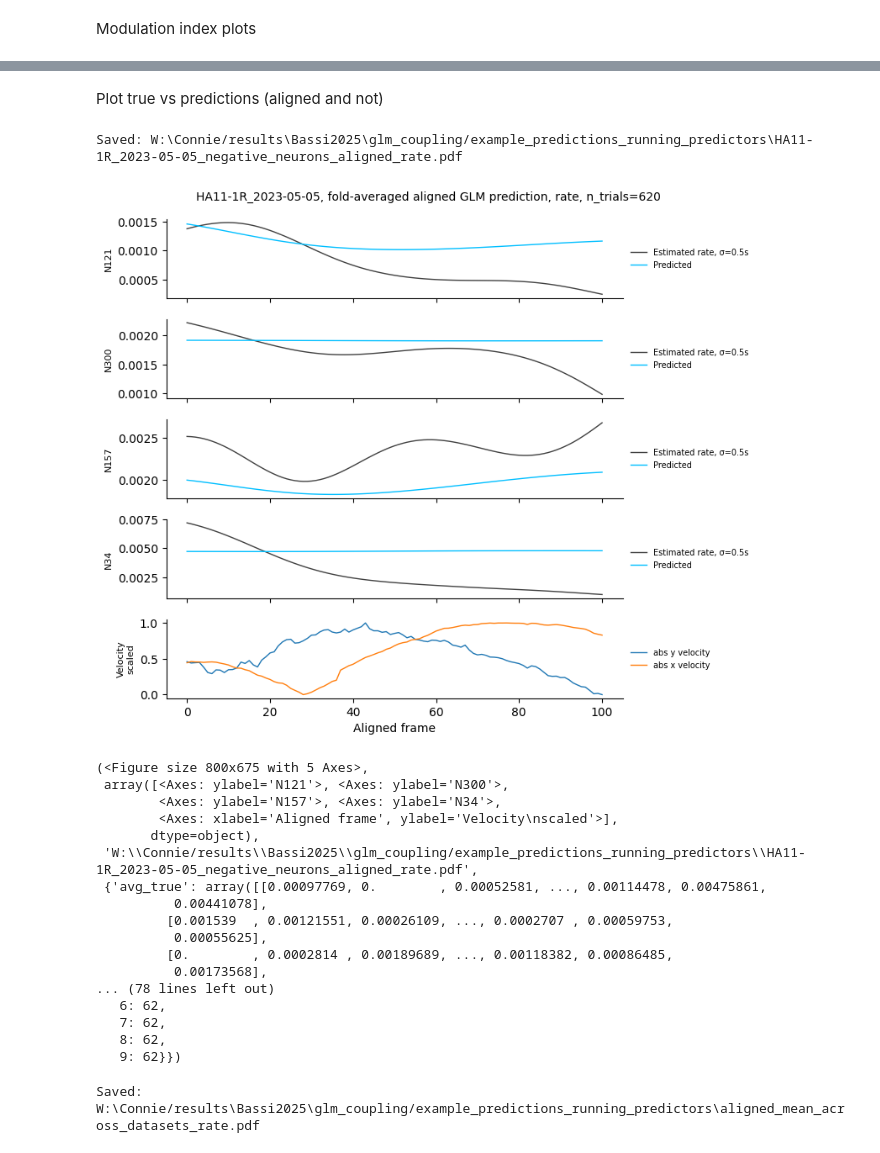
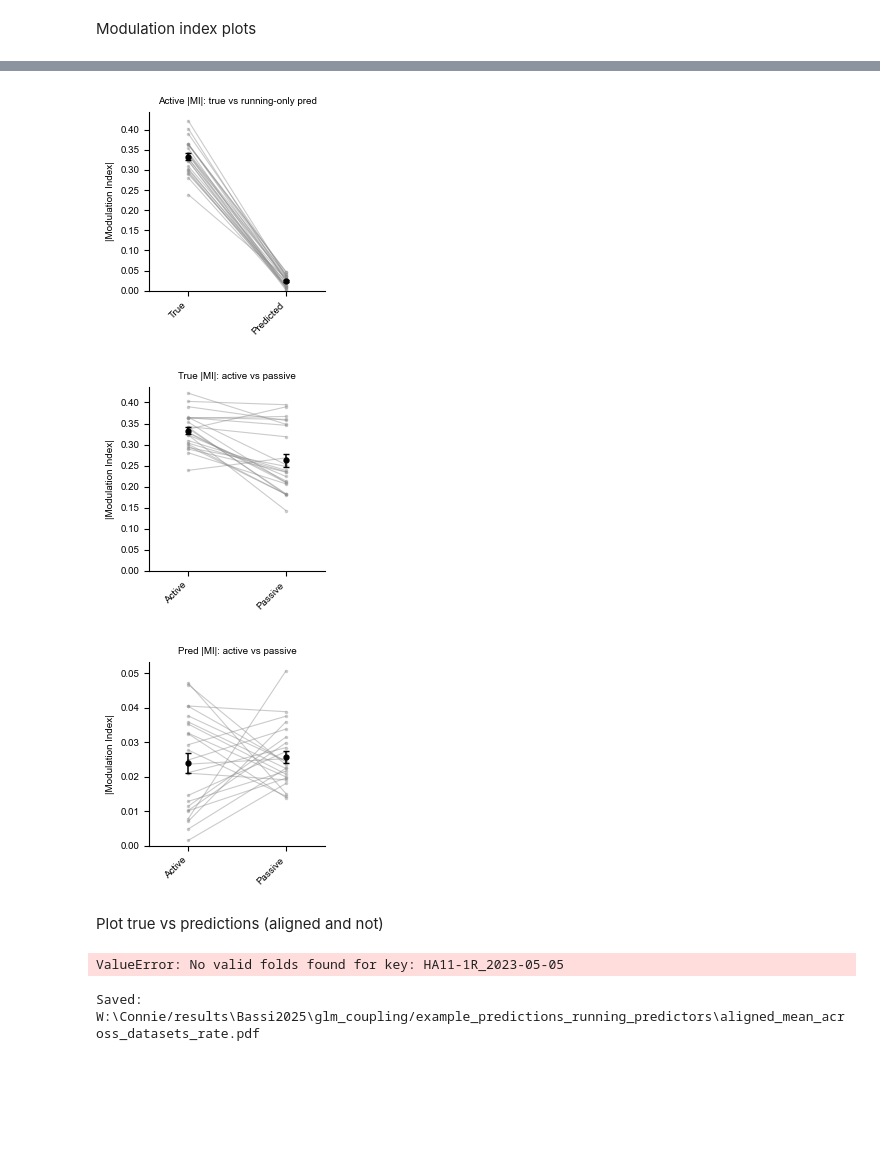
Before and after one commit to constanzabassi/GLM-analysis, a Jupyter notebook: notebooks/run_glm_encoding_analysis_running_models.ipynb, the cells around one changed output, grey strips where cells are left out. Cells and saved outputs as stored; diff of their text form; code cells hidden in the pictures; blank space fills up the shorter version.

Commit message:
update notebook with MI plots

```diff
--- a/notebooks/run_glm_encoding_analysis_running_models.ipynb
+++ b/notebooks/run_glm_encoding_analysis_running_models.ipynb
@@ -443,6 +273,6 @@ import scipy
 # %%
 #load opto/sound neurons
-opto, sound, mouse_dates, significant_neurons, mod_indices, sound_separated = load_sound_opto_data_test('W:\Connie/results\Bassi2025\data', set_diff = True, exclude = ["HA10-1L_2023-04-17"])# exclude = "HE1-00_2023-05-30")
+opto, sound, mouse_dates, significant_neurons, mod_indices, sound_separated = data_handler.load_sound_opto_data('W:\Connie/results\Bassi2025\data', set_diff = True, exclude = ["HA10-1L_2023-04-17"])# exclude = "HE1-00_2023-05-30")
 # %% [output]
 [0, 1, 2, 3, 4, 5, 6, 7, 8, 10, 11, 12, 13, 14, 15, 16, 17, 18, 19, 20, 21, 22, 23, 24]
 # %% [markdown]
@@ -661,3 +477,41 @@ _ = plotter.plot_abs_mi_paired_summary(
+# %%
+# Paired dataset-level |MI| summaries
+_, _, abs_mi_true_vs_pred_active = plotter.plot_true_vs_pred_abs_mi_summary(
+    mi_true_active,
+    mi_pred_active,
+    neuron_mask_dict=sound_responsive_mask_dict,
+    title='Active |MI|: true vs running-only pred',
+    datasets=datasets,
+)
+
+true_active_passive_df = plotter.summarize_abs_mi_by_dataset(
+    [mi_true_active, mi_true_passive],
+    ['Active', 'Passive'],
+    neuron_mask_dict=sound_responsive_mask_dict,
+    datasets=datasets,
+)
+_ = plotter.plot_abs_mi_paired_summary(
+    true_active_passive_df,
+    context_order=['Active', 'Passive'],
+    title='True |MI|: active vs passive',
+)
+
+
+pred_active_passive_df = plotter.summarize_abs_mi_by_dataset(
+    [mi_pred_active, mi_pred_passive],
+    ['Active', 'Passive'],
+    neuron_mask_dict=sound_responsive_mask_dict,
+    datasets=datasets,
+)
+_ = plotter.plot_abs_mi_paired_summary(
+    pred_active_passive_df,
+    context_order=['Active', 'Passive'],
+    title='Pred |MI|: active vs passive',
+)
+# %% [output]
+[figure, added]
+[figure, added]
+[figure, added]
 # %% [markdown]
 Plot true vs predictions  (aligned and not)
 # %%
@@ -674,7 +528,7 @@ top_neurons, negative_neurons = predictorfun.get_top_and_bottom_neurons(
 #     datasets=datasets,
 #     neuron_ids=top_neurons,
 # )
-
+supp_figure_dir = []
 plotter.plot_aligned_fold_average_neurons(
     key=key,
     aligned_true=aligned_neural_true,
@@ -688,25 +542,7 @@ plotter.plot_aligned_fold_average_neurons(
     save_name=f"{key}_negative_neurons_aligned_rate.pdf",
 )
 # %% [output]
-Saved: W:\Connie/results\Bassi2025\glm_coupling/example_predictions_running_predictors\HA11-1R_2023-05-05_negative_neurons_aligned_rate.pdf
+ValueError: No valid folds found for key: HA11-1R_2023-05-05
-[figure, removed]
-(<Figure size 800x675 with 5 Axes>,
- array([<Axes: ylabel='N121'>, <Axes: ylabel='N300'>,
-        <Axes: ylabel='N157'>, <Axes: ylabel='N34'>,
-        <Axes: xlabel='Aligned frame', ylabel='Velocity\nscaled'>],
-       dtype=object),
- 'W:\\Connie/results\\Bassi2025\\glm_coupling/example_predictions_running_predictors\\HA11-1R_2023-05-05_negative_neurons_aligned_rate.pdf',
- {'avg_true': array([[0.00097769, 0.        , 0.00052581, ..., 0.00114478, 0.00475861,
-          0.00441078],
-         [0.001539  , 0.00121551, 0.00026109, ..., 0.0002707 , 0.00059753,
-          0.00055625],
-         [0.        , 0.0002814 , 0.00189689, ..., 0.00118382, 0.00086485,
-          0.00173568],
-... (78 lines left out)
-   6: 62,
-   7: 62,
-   8: 62,
-   9: 62}})
 # %%
 import os
 import numpy as np
```
Also changed, not shown: parts of 10 cells of this notebook.
